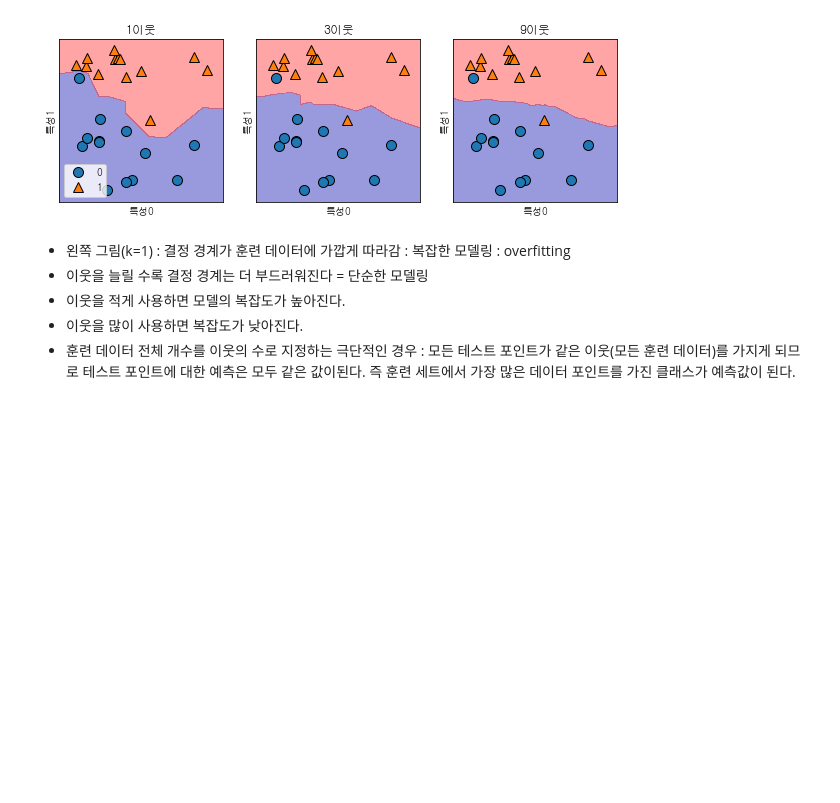
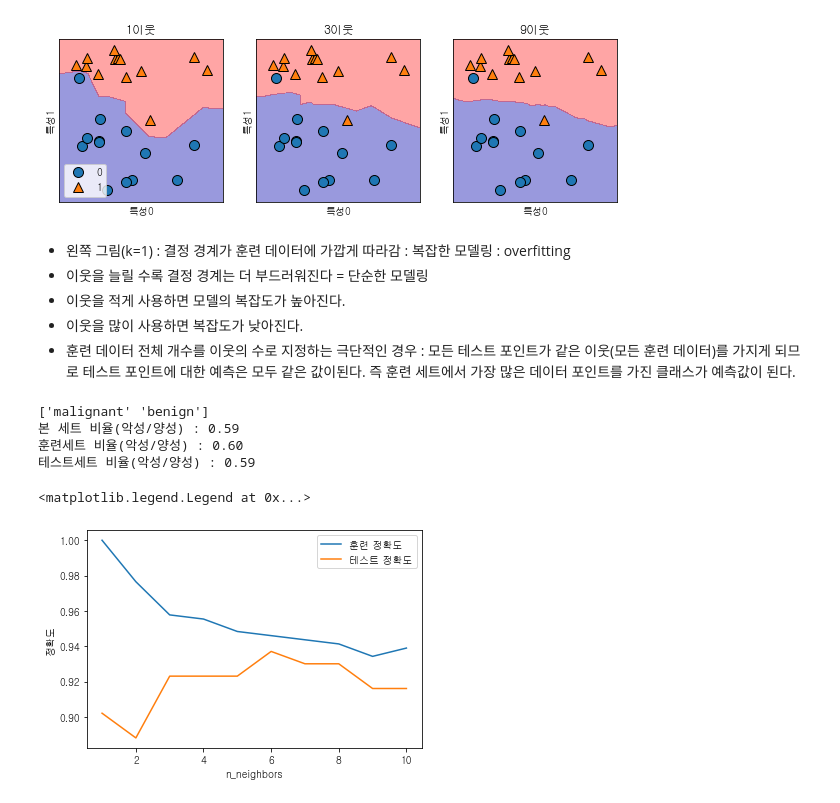
Before and after one commit to swleegit/Introduction_to_ML_with_Python, a Jupyter notebook: chap02_지도학습.ipynb, the cells around one changed output. Drawn from its saved outputs; the diff is of its cells as text; code cells hidden in the pictures; blank space fills up the shorter version.

```diff
--- a/chap02_지도학습.ipynb
+++ b/chap02_지도학습.ipynb
@@ -243,3 +243,77 @@ axes[0].legend(loc=3) #첫번째 그래프에 범례설정
 - 이웃을 적게 사용하면 모델의 복잡도가 높아진다.
 - 이웃을 많이 사용하면 복잡도가 낮아진다.
 - 훈련 데이터 전체 개수를 이웃의 수로 지정하는 극단적인 경우 : 모든 테스트 포인트가 같은 이웃(모든 훈련 데이터)를 가지게 되므로 테스트 포인트에 대한 예측은 모두 같은 값이된다. 즉 훈련 세트에서 가장 많은 데이터 포인트를 가진 클래스가 예측값이 된다.
+# %%
+#실제 유방암데이터로 모델의 복잡도와 일반화 사이의 관계를 입증할 수 있는지 살펴보자.
+from sklearn.datasets import load_breast_cancer
+
+cancer = load_breast_cancer() #bunch 할당(keys, data, target, target_names, DESCR...)
+print(cancer.target_names)
+
+#전체 데이터의 양성과 악성의 비율을 살펴보자.
+dict_1 = {n : v for n,v in zip(cancer.target_names, np.bincount(cancer.target))}
+print("본 세트 비율(악성/양성) : {:.2f}".format(dict_1["malignant"]/dict_1['benign']))
+
+X_train, X_test, y_train, y_test = train_test_split(\
+ cancer.data, cancer.target, stratify = cancer.target, random_state = 66)
+
+#stratify = cancer.target 인자의 의미는?
+#y 값, 여기서는 양성/악성 그것의 비율을 전체세트, train세트, test세트에 동일하게 배분하겠다는 의미
+#만약 본세트에서 양성과 악성의 비율이 0.6이라면 train, test세트에서 양성과 악성의 비율이 0.6임.
+#훈련세트와 테스트 세트의 정확도를 비교하기 위해서 양성과 악성의 비율을 변인통제하기 위해서
+#훈련세트세트의 비율과 테스트 세트의 비율이 같은 것과 다른것에서 테스트세트에서의 정확도를 비교하면
+#당연 비율이 같은 것이 더 높은 확률로 정답을 맞출 수 있음.
+#비율이 같은 것과 다른 것을 비교해보면 알 수 있음.
+
+#최적의 k 값을 찾기위해서 테스트 세트의 정확도를 비교해야하는데
+#훈련 세트와 비율을 같게해서 좀더 명확하게 보는데 효과가 있다.
+
+#이를 확인하기 위한 코드
+
+#훈련세트 양성 악성 비율
+dict_2 = {n : v for n,v in zip(cancer.target_names, np.bincount(y_train))}
+print("훈련세트 비율(악성/양성) : {:.2f}".format(dict_2["malignant"]/dict_2['benign']))
+
+#테스트 세트 양성 악성 비율
+dict_3 = {n : v for n,v in zip(cancer.target_names, np.bincount(y_test))}
+print("테스트세트 비율(악성/양성) : {:.2f}".format(dict_3["malignant"]/dict_3['benign']))
+
+#stratify인자가 없다면 이 비율들이 다름.
+
+#random_state = 어떤 수 인자 의미
+#해당 인자가 없다면 실행마다 데이터를 동일하게 분할하지 않음 : 매번 결과가 다름
+#숫자는 어떤 숫자를 입력해도 좋음
+#가령 0을 입력한것과 66을 입력한 것은 서로 출력결과가 다르지만 각각 결과는 유일하게 결정됨
+#실제 상황에서는 거의 필요 없지만,
+#다른 사람들과 결과를 공유해야하거나 실험결과를 똑같이 재현해야 할 때는 유용하게 쓰인다.
+# https://hyjykelly.tistory.com/44
+
+
+#다시 본론으로 돌아와서
+training_accuracy = []
+test_accuracy = []
+
+#1에서 10까지 n_neighbors 를 적용
+neighbors_settings = range(1,11)
+
+for n_neighbors in neighbors_settings:
+    #모델 생성
+    clf = KNeighborsClassifier(n_neighbors=n_neighbors) #캡슐화
+    clf.fit(X_train, y_train) #trainset 저장(학습)
+    #훈련 세트 정확도 저장  :: ?? 훈련세트에 대한 정확도 ??
+    training_accuracy.append(clf.score(X_train, y_train))
+    #일반화 정확도 저장
+    test_accuracy.append(clf.score(X_test, y_test))
+
+plt.plot(neighbors_settings, training_accuracy, label = "훈련 정확도")
+plt.plot(neighbors_settings, test_accuracy, label = "테스트 정확도")
+plt.ylabel("정확도")
+plt.xlabel("n_neighbors")
+plt.legend()
+# %% [output]
+['malignant' 'benign']
+본 세트 비율(악성/양성) : 0.59
+훈련세트 비율(악성/양성) : 0.60
+테스트세트 비율(악성/양성) : 0.59
+<matplotlib.legend.Legend at 0x...>
+[figure, added]
```
Also changed, not shown: parts of 2 cells of this notebook.
